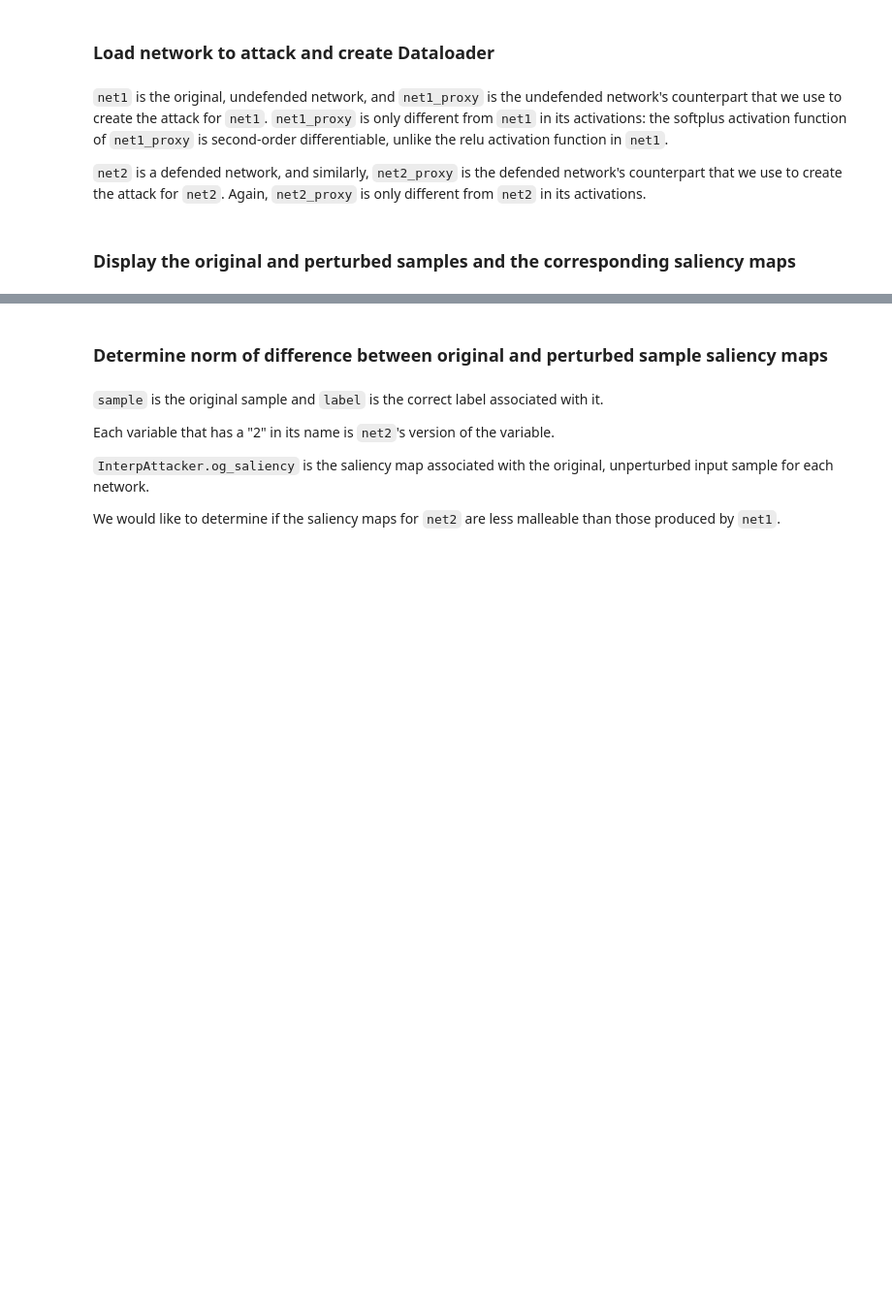
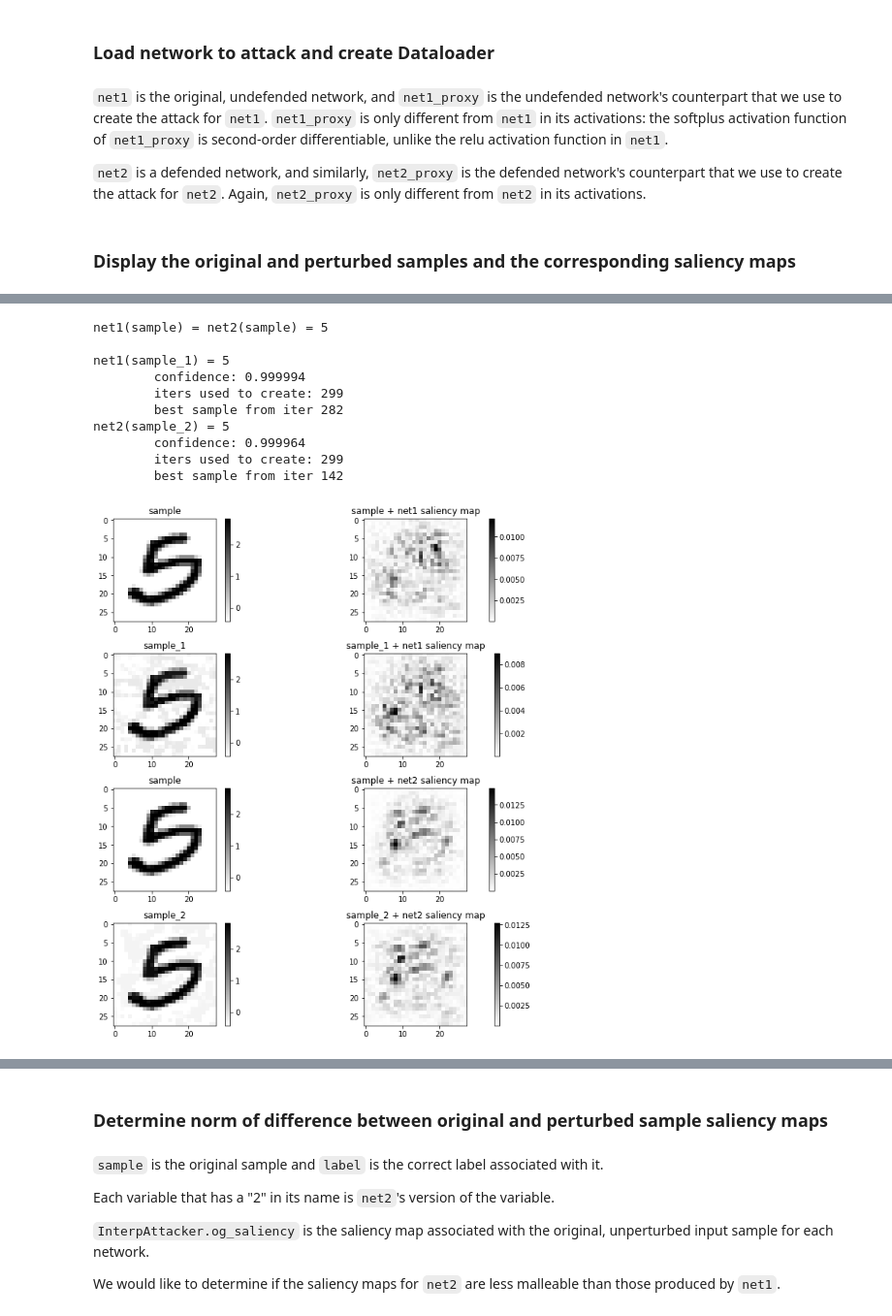
Before and after one commit to a1noack/robust_interpretations, a Jupyter notebook: attack_interps.ipynb, the cells around one changed output, grey strips where cells are left out. Shown at 97% size. Saved outputs shown, nothing was run; the diff lists cells and outputs as text; code cells hidden in the pictures; blank space fills up the shorter version.

```diff
--- a/attack_interps.ipynb
+++ b/attack_interps.ipynb
@@ -132,0 +84,68 @@ net2(sample_2) = 6
+# %%
+fig = plt.figure(figsize=(10,10), constrained_layout=True)
+spec = gridspec.GridSpec(ncols=2, nrows=4, figure=fig)
+
+print(f'net1(sample) = net2(sample) = {label.item()}\n')
+print(f'net1(sample_1) = {torch.argmax(net1(sample_1))}\n\tconfidence: {confidence1:4f}')
+print(f'\titers used to create: {iters1}\n\tbest sample from iter {best_i1}')
+print(f'net2(sample_2) = {torch.argmax(net2(sample_2))}\n\tconfidence: {confidence2:4f}')
+print(f'\titers used to create: {iters2}\n\tbest sample from iter {best_i2}')
+
+if dataset == 'CIFAR-10':
+    sample = utils.rescale(sample.squeeze().permute(1,2,0))
+    sample_1 = utils.rescale(sample_1.squeeze().permute(1,2,0))
+    sample_2 = utils.rescale(sample_2.squeeze().permute(1,2,0))
+
+ax1 = fig.add_subplot(spec[0,0])
+ax1.title.set_text('sample')
+plt.imshow(sample.squeeze().cpu().numpy(), cmap='binary')
+plt.colorbar()
+
+ax2 = fig.add_subplot(spec[0,1])
+ax2.title.set_text('sample + net1 saliency map')
+plt.imshow(sga1.og_saliency.squeeze().cpu().detach().numpy(), cmap='binary')
+plt.colorbar()
+
+ax3 = fig.add_subplot(spec[1,0])
+ax3.title.set_text('sample_1')
+plt.imshow(sample_1.squeeze().cpu().numpy(), cmap='binary')
+plt.colorbar()
+
+ax4 = fig.add_subplot(spec[1,1])
+ax4.title.set_text('sample_1 + net1 saliency map')
+plt.imshow(saliency_map_1.squeeze().cpu().detach().numpy(), cmap='binary')
+plt.colorbar()
+
+ax5 = fig.add_subplot(spec[2,0])
+ax5.title.set_text('sample')
+plt.imshow(sample.squeeze().cpu().numpy(), cmap='binary')
+plt.colorbar()
+
+ax6 = fig.add_subplot(spec[2,1])
+ax6.title.set_text('sample + net2 saliency map')
+plt.imshow(sga2.og_saliency.squeeze().cpu().detach().numpy(), cmap='binary')
+plt.colorbar()
+
+ax5 = fig.add_subplot(spec[3,0])
+ax5.title.set_text('sample_2')
+plt.imshow(sample_2.squeeze().cpu().numpy(), cmap='binary')
+plt.colorbar()
+
+ax6 = fig.add_subplot(spec[3,1])
+ax6.title.set_text('sample_2 + net2 saliency map')
+plt.imshow(saliency_map_2.squeeze().cpu().detach().numpy(), cmap='binary')
+plt.colorbar()
+
+plt.show()
+# %% [output]
+net1(sample) = net2(sample) = 5
+
+net1(sample_1) = 5
+        confidence: 0.999994
+        iters used to create: 299
+        best sample from iter 282
+net2(sample_2) = 5
+        confidence: 0.999964
+        iters used to create: 299
+        best sample from iter 142
+[figure, added]
```
Also changed, not shown: parts of 4 cells of this notebook, 3 other files.
